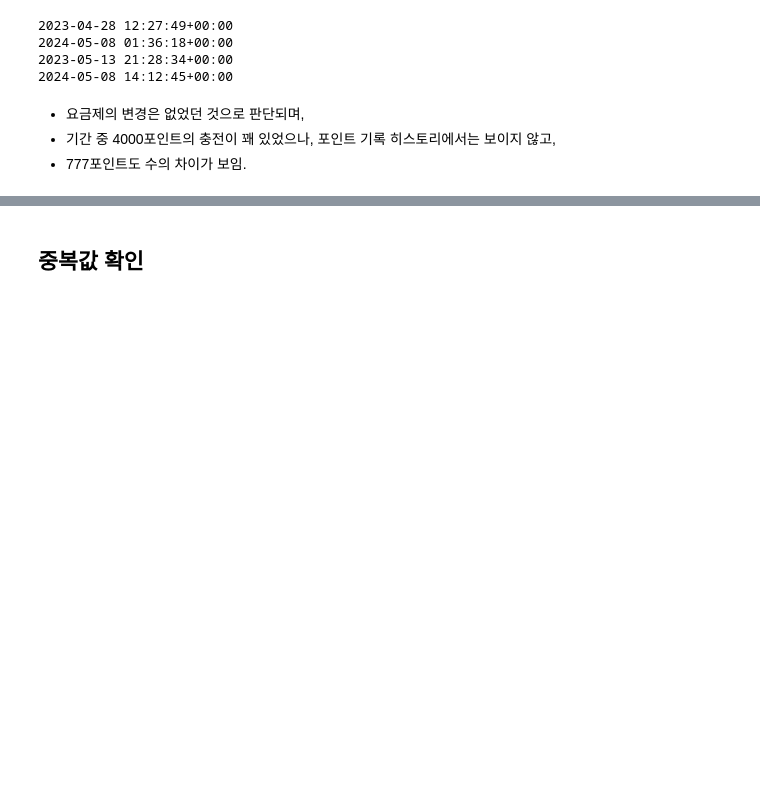
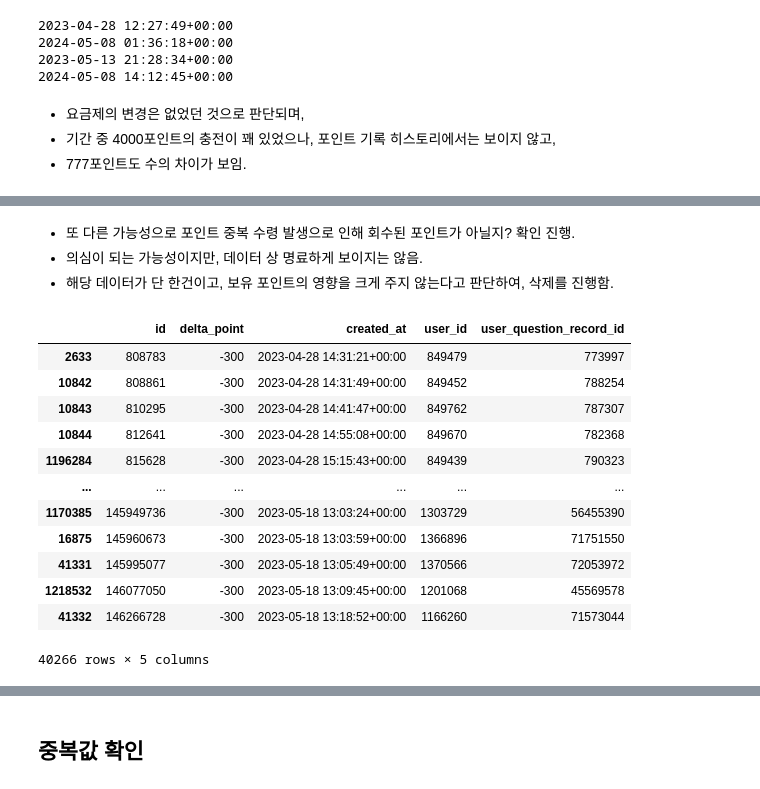
Before and after one commit to zoo-no-s/sns_service_analysis, a Jupyter notebook: src/preprocess/accounts_pointhistory.ipynb, the cells around one changed output, grey strips where cells are left out. Drawn from its saved outputs; the diff is of its cells as text; code cells hidden in the pictures; blank space fills up the shorter version.

```diff
--- a/src/preprocess/accounts_pointhistory.ipynb
+++ b/src/preprocess/accounts_pointhistory.ipynb
@@ -186,0 +264,21 @@ print(temp_df['created_at'].max())
+# %% [markdown]
+* 또 다른 가능성으로 포인트 중복 수령 발생으로 인해 회수된 포인트가 아닐지? 확인 진행.
+* 의심이 되는 가능성이지만, 데이터 상 명료하게 보이지는 않음.
+* 해당 데이터가 단 한건이고, 보유 포인트의 영향을 크게 주지 않는다고 판단하여, 삭제를 진행함.
+# %%
+# -300 포인트 확인
+df[df['delta_point'] == -300].sort_values('created_at')
+# %% [output]
+|  | id | delta_point | created_at | user_id | user_question_record_id |
+| 2633 | 808783 | -300 | 2023-04-28 14:31:21+00:00 | 849479 | 773997 |
+| 10842 | 808861 | -300 | 2023-04-28 14:31:49+00:00 | 849452 | 788254 |
+| 10843 | 810295 | -300 | 2023-04-28 14:41:47+00:00 | 849762 | 787307 |
+| 10844 | 812641 | -300 | 2023-04-28 14:55:08+00:00 | 849670 | 782368 |
+| 1196284 | 815628 | -300 | 2023-04-28 15:15:43+00:00 | 849439 | 790323 |
+| ... | ... | ... | ... | ... | ... |
+| 1170385 | 145949736 | -300 | 2023-05-18 13:03:24+00:00 | 1303729 | 56455390 |
+| 16875 | 145960673 | -300 | 2023-05-18 13:03:59+00:00 | 1366896 | 71751550 |
+| 41331 | 145995077 | -300 | 2023-05-18 13:05:49+00:00 | 1370566 | 72053972 |
+| 1218532 | 146077050 | -300 | 2023-05-18 13:09:45+00:00 | 1201068 | 45569578 |
+| 41332 | 146266728 | -300 | 2023-05-18 13:18:52+00:00 | 1166260 | 71573044 |
+40266 rows × 5 columns
```
Also changed, not shown: parts of 15 cells of this notebook.
